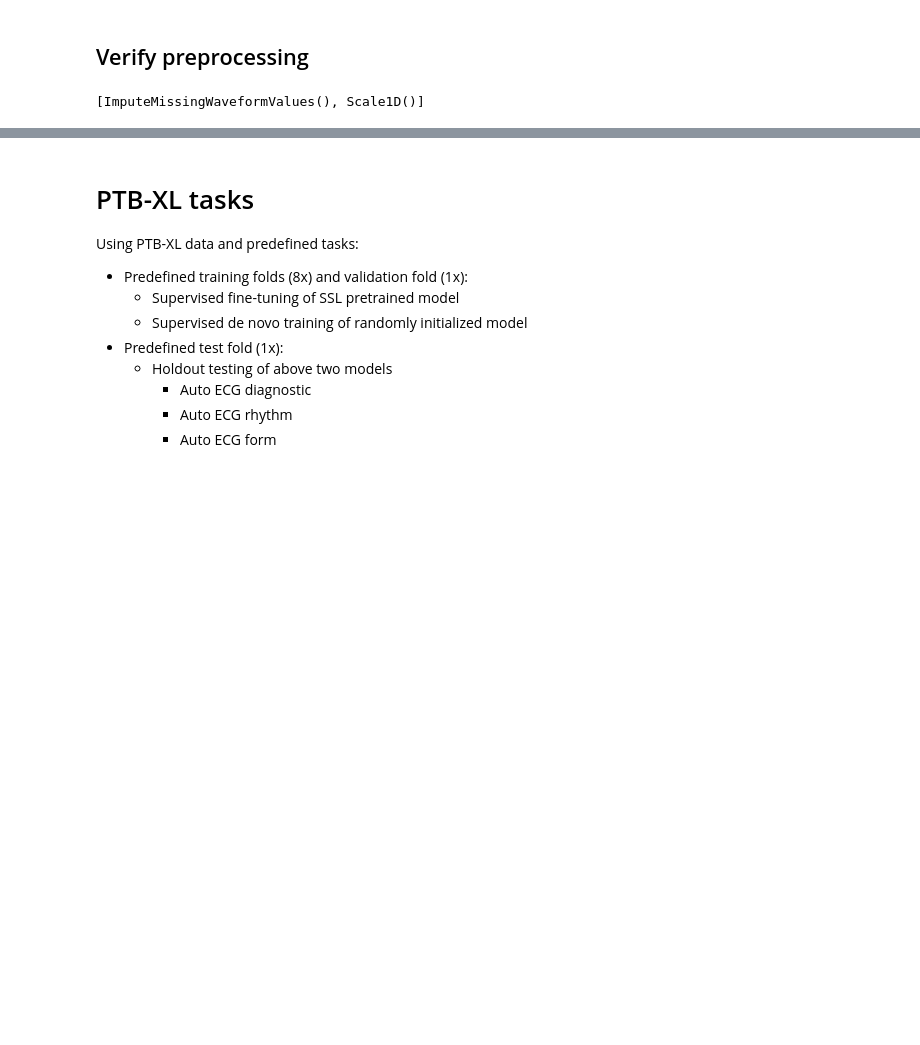
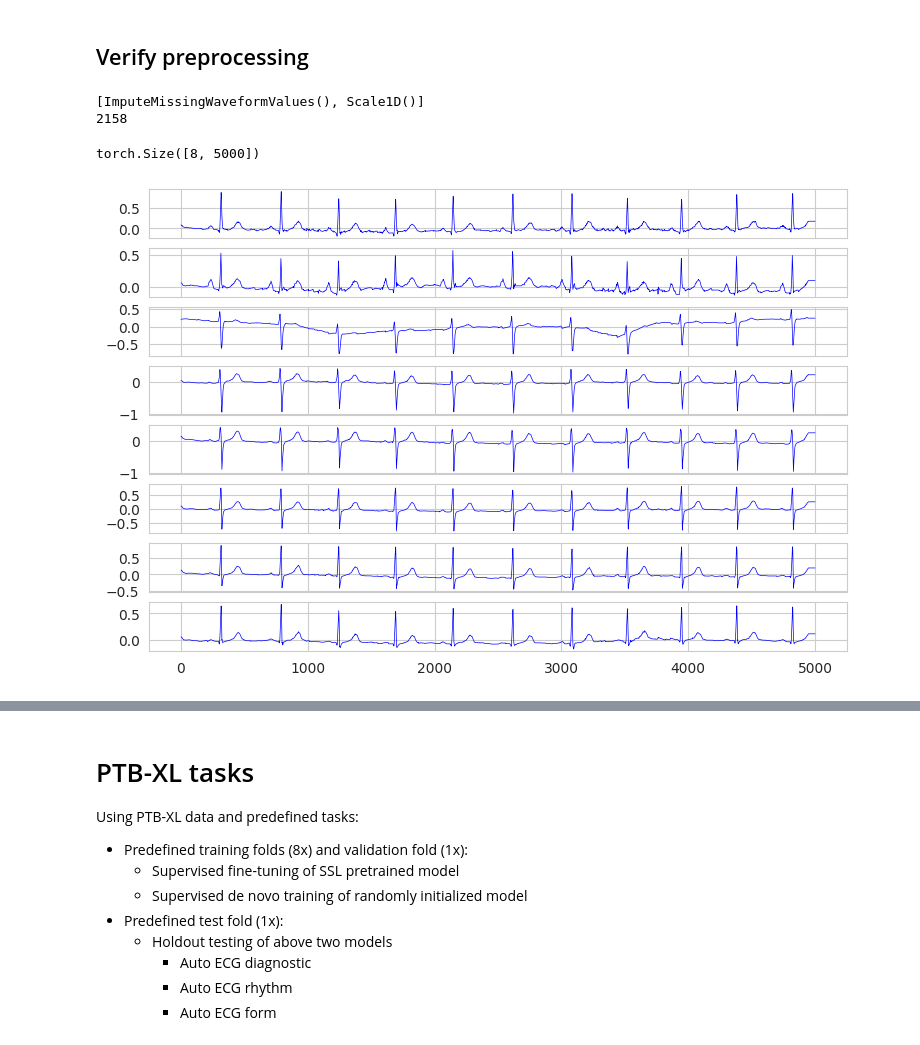
Before and after one commit to AlirzSp1/ecgflow, a Jupyter notebook: nbs/01_ptbxl_results.ipynb, the cells around one changed output, grey strips where cells are left out. Cells and saved outputs as stored; diff of their text form; code cells hidden in the pictures; blank space fills up the shorter version.

```diff
--- a/nbs/01_ptbxl_results.ipynb
+++ b/nbs/01_ptbxl_results.ipynb
@@ -110,6 +112,18 @@ tensor(-0.0019) tensor(0.5245)
 tfxnull = lambda X: X
 tfxrest = loader.dataset.transform['rest']
 print(tfxrest.transforms)
+print(len(loader.dataset))
 # %% [output]
 [ImputeMissingWaveformValues(), Scale1D()]
+2158
+# %%
+idx = 111
+loader.dataset.transform['rest'] = tfxnull
+idict = loader.dataset[idx]
+Xd = idict['X']
+print(Xd.shape)
+plot_ecg(Xd)
+# %% [output]
+torch.Size([8, 5000])
+[figure, added]
 # %%
```
Also changed, not shown: parts of 7 cells of this notebook, 7 other files.
